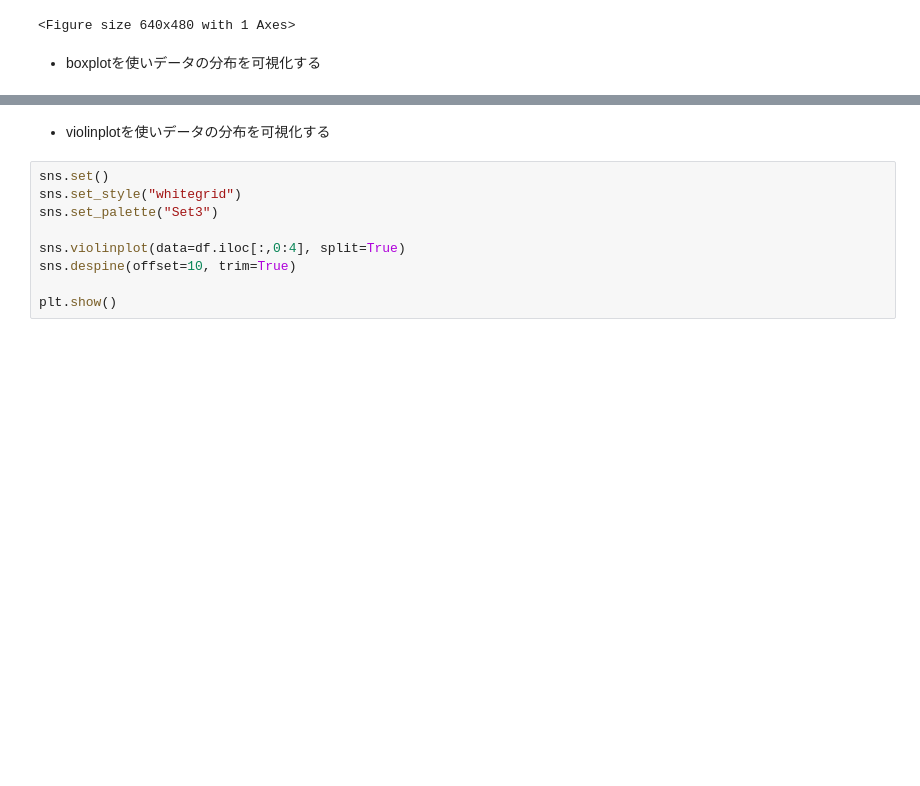
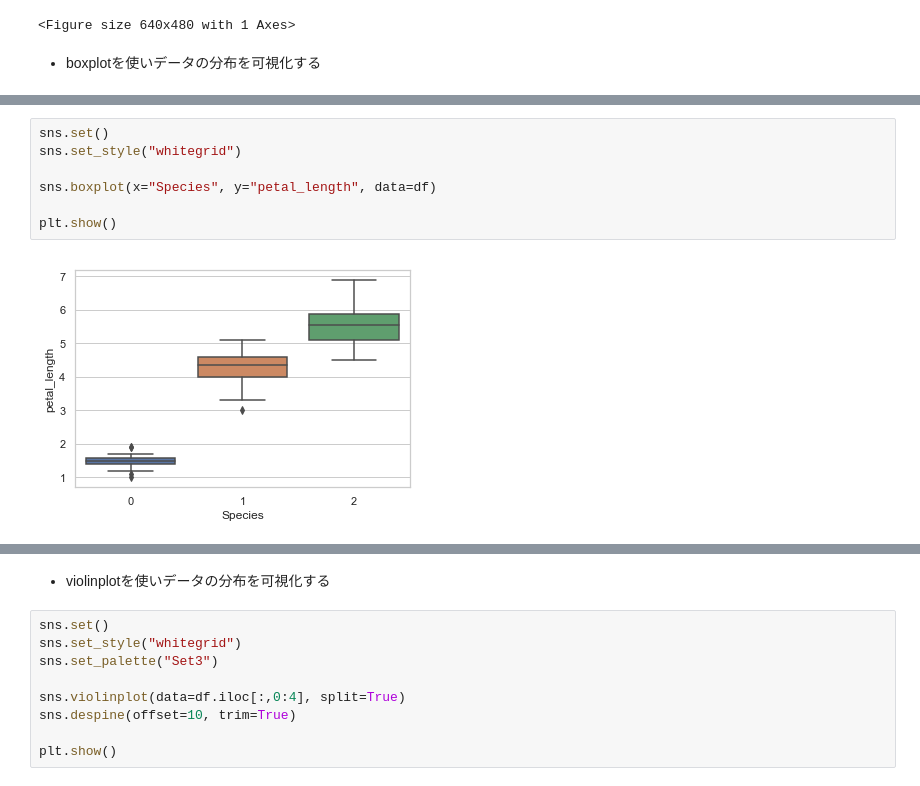
Before and after one commit to egupiii/dic_ml, a Jupyter notebook: week3/week3-work1.ipynb, the cells around one changed output, grey strips where cells are left out. Saved outputs shown, nothing was run; the diff lists cells and outputs as text; blank space fills up the shorter version.

```diff
--- a/week3/week3-work1.ipynb
+++ b/week3/week3-work1.ipynb
@@ -501,0 +511,9 @@ plt.show()
+# %%
+sns.set()
+sns.set_style("whitegrid")
+
+sns.boxplot(x="Species", y="petal_length", data=df)
+
+plt.show()
+# %% [output]
+[figure, added]
```
Also changed, not shown: parts of 8 cells of this notebook.
